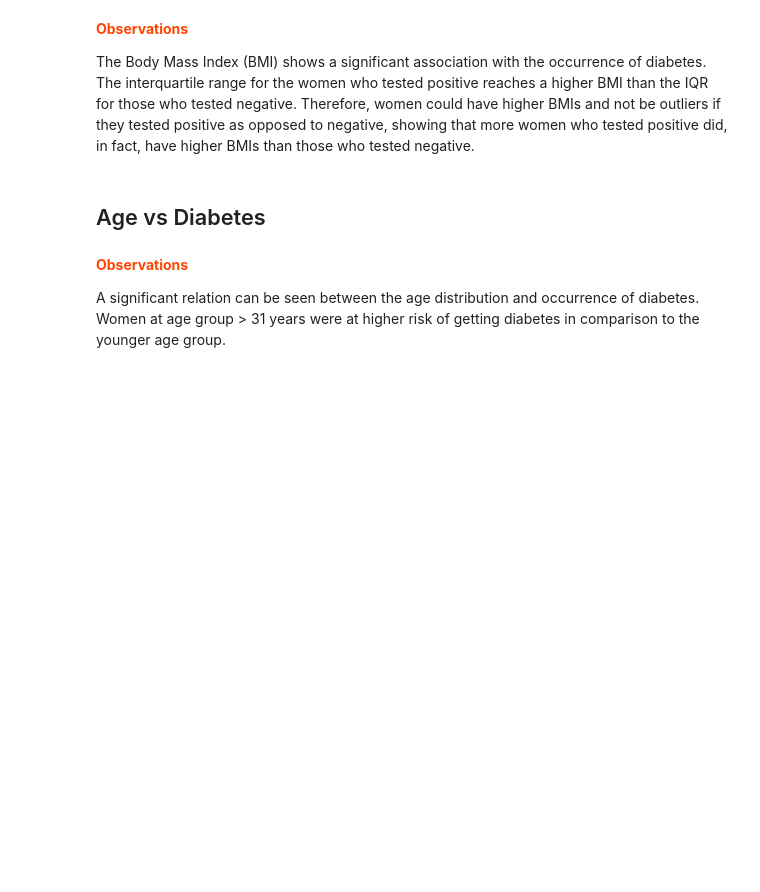
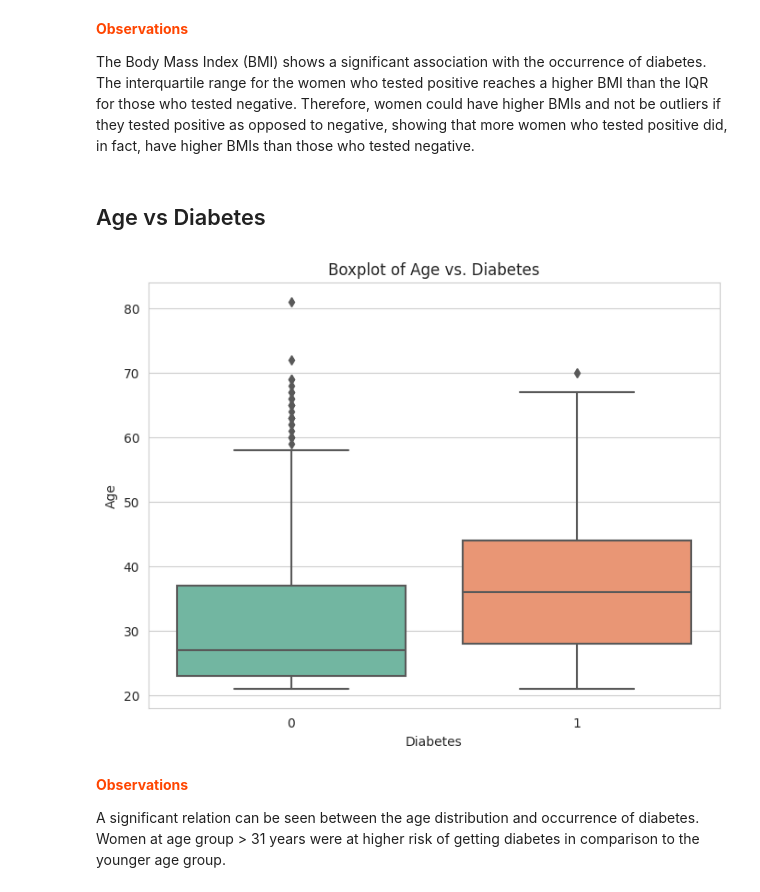
Before and after one commit to mounikasrinivasarao/FMML-Projects-Labs, a Jupyter notebook: Mod3_project.ipynb, the cells around one changed output. Cells and saved outputs as stored; diff of their text form; code cells hidden in the pictures; blank space fills up the shorter version.

```diff
--- a/Mod3_project.ipynb
+++ b/Mod3_project.ipynb
@@ -222,6 +262,29 @@ The interquartile range for the women who tested positive reaches a higher BMI t
 ## Age vs Diabetes
 # %%
 ## TASK-5: Display a boxplot between Age and Diabetes.
+# %%
+import pandas as pd
+import seaborn as sns
+import matplotlib.pyplot as plt
+
+# Load the data
+data = pd.read_csv('/content/preprocessed_diabetes_data.csv')
+
+# Drop rows with missing values in 'Age' or 'Outcome' columns
+data = data.dropna(subset=['Age', 'Outcome'])
+
+# Convert 'Outcome' column to binary values (1 for True/positive, 0 for False/negative)
+data['Outcome'] = data['Outcome'].astype(int)
+
+# Create a boxplot between 'Age' and 'Outcome'
+plt.figure(figsize=(8, 6))
+sns.boxplot(x='Outcome', y='Age', data=data, palette='Set2')
+plt.title('Boxplot of Age vs. Diabetes')
+plt.xlabel('Diabetes')
+plt.ylabel('Age')
+plt.show()
+# %% [output]
+[figure, added]
 # %% [markdown]
 <p style="font-weight: bold;color:#FF4500"><b>Observations</b></p>
 
```
Also changed, not shown: parts of 5 cells of this notebook.
